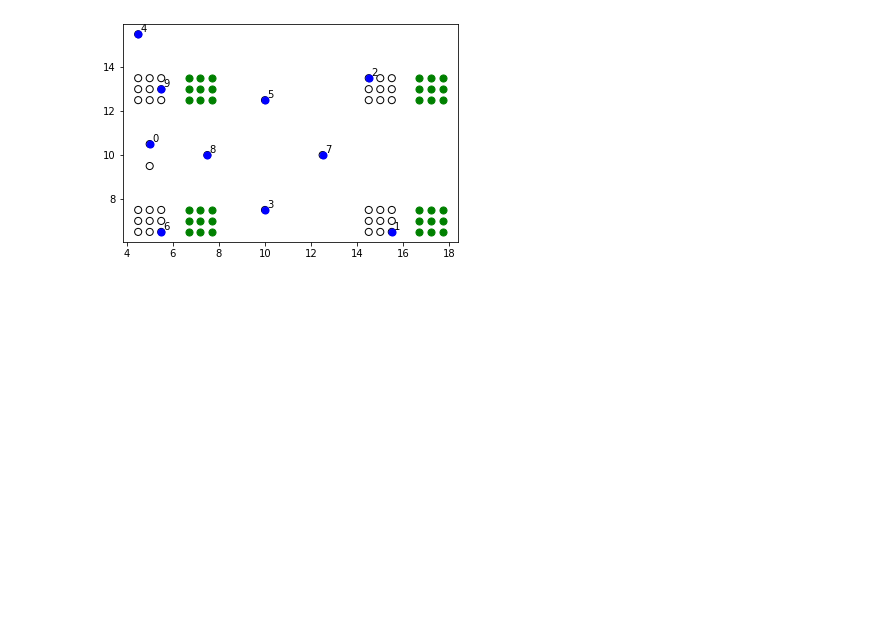
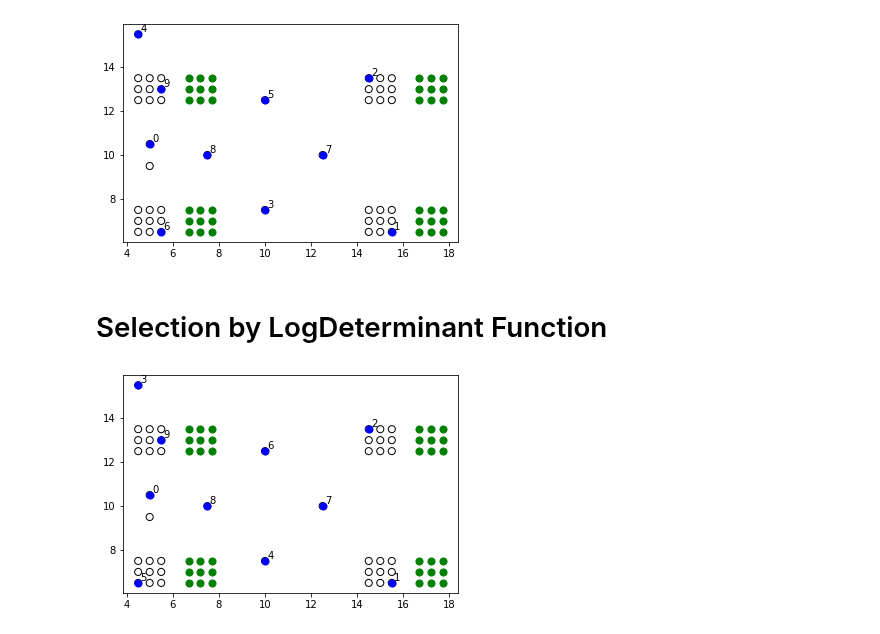
Before and after one commit to decile-team/submodlib, a Jupyter notebook: tutorials/Representational Power of Different Functions.ipynb, the cells around one changed output. Drawn from its saved outputs; the diff is of its cells as text; code cells hidden in the pictures; blank space fills up the shorter version.

```diff
--- a/tutorials/Representational Power of Different Functions.ipynb
+++ b/tutorials/Representational Power of Different Functions.ipynb
@@ -312,3 +312,19 @@ for label, element in enumerate(greedyList):
     plt.annotate(label, (groundxs[element[0]], groundys[element[0]]), (groundxs[element[0]]+0.1, groundys[element[0]]+0.1))
 # %% [output]
 [figure]
+# %% [markdown]
+# Selection by LogDeterminant Function
+# %%
+from submodlib import LogDeterminantFunction
+objLogDet = LogDeterminantFunction(n=43, data=groundData, mode="dense", metric="euclidean", lambdaVal=1)
+greedyList = objLogDet.maximize(budget=10,optimizer='NaiveGreedy', stopIfZeroGain=False, stopIfNegativeGain=False, verbose=False)
+greedyXs = [groundxs[x[0]] for x in greedyList]
+greedyYs = [groundys[x[0]] for x in greedyList]
+#plt.scatter(groundxs, groundys, s=50, color='grey', label="Images")
+plt.scatter(groundxs, groundys, s=50, facecolors='none', edgecolors='black', label="Images")
+plt.scatter(masterxs, masterys, s=50, color='green', label="Images")
+plt.scatter(greedyXs, greedyYs, s=50, color='blue', label="Greedy Set")
+for label, element in enumerate(greedyList):
+    plt.annotate(label, (groundxs[element[0]], groundys[element[0]]), (groundxs[element[0]]+0.1, groundys[element[0]]+0.1))
+# %% [output]
+[figure, added]
```
Also changed, not shown: 21 other files.
